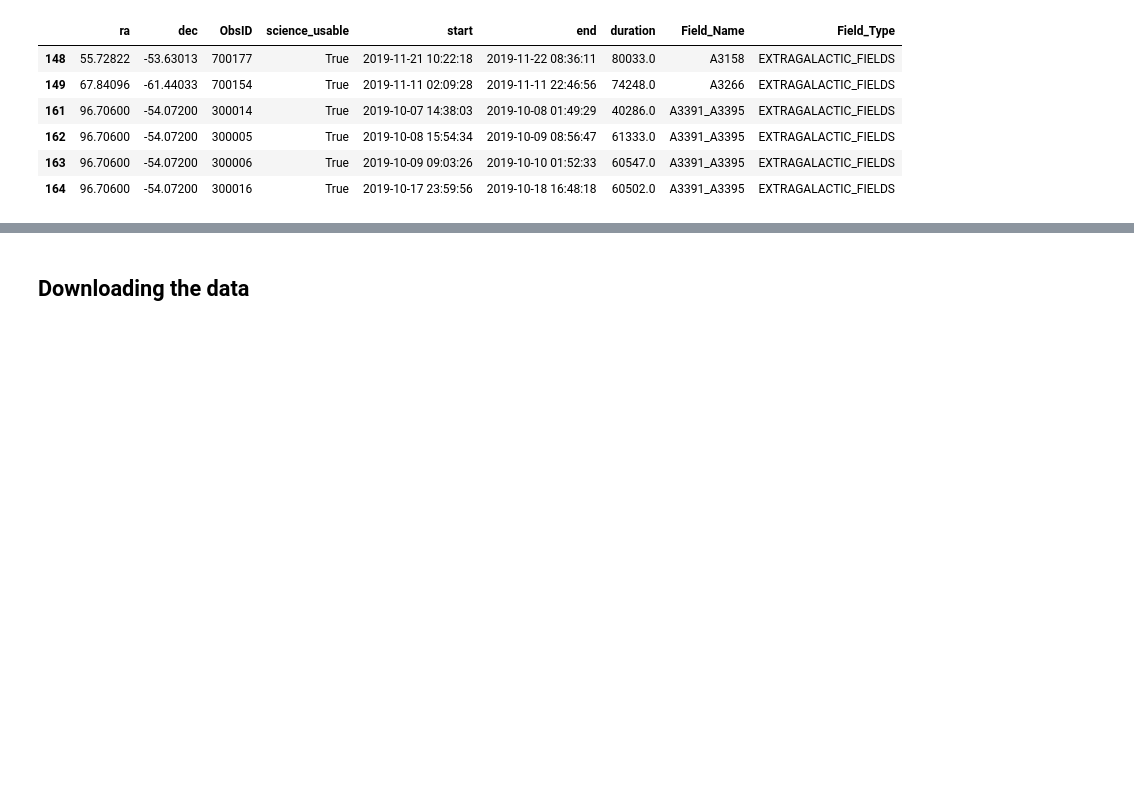
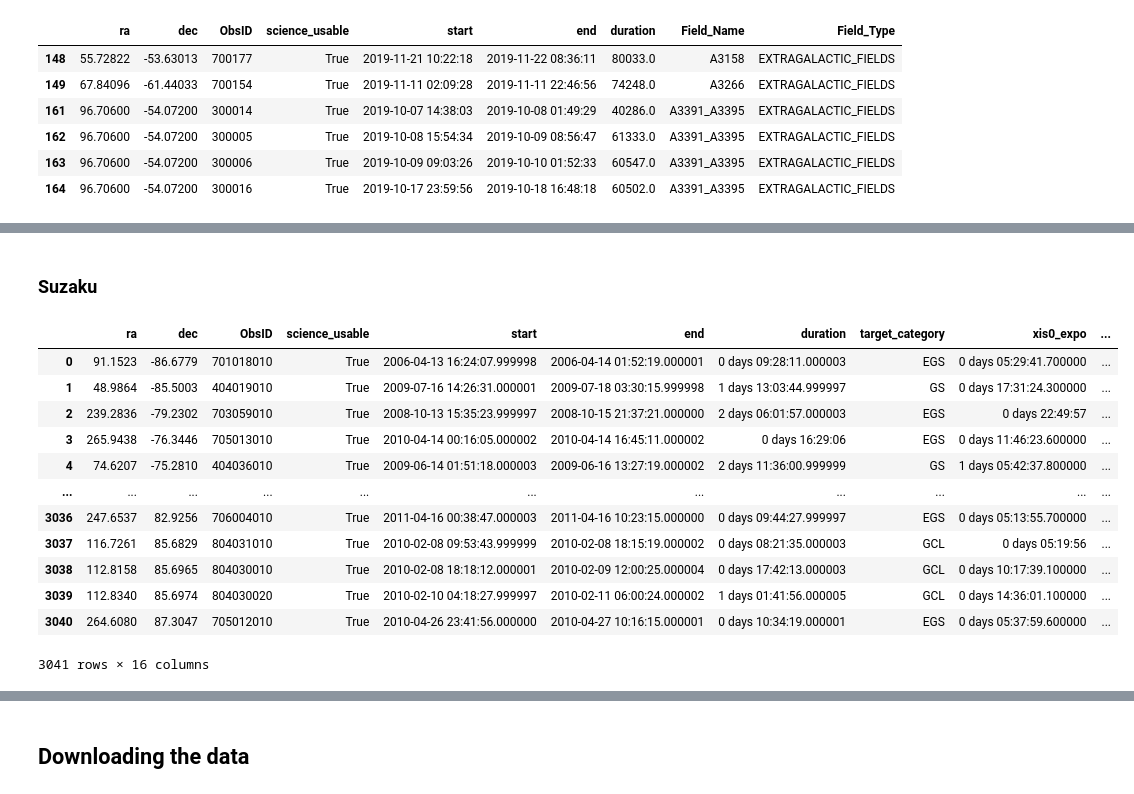
Before and after one commit to LoVoCCS/X-LoVoCCS-Data, a Jupyter notebook: notebooks/download_process_xray_data.ipynb, the cells around one changed output, grey strips where cells are left out. Saved outputs shown, nothing was run; the diff lists cells and outputs as text; code cells hidden in the pictures; blank space fills up the shorter version.

```diff
--- a/notebooks/download_process_xray_data.ipynb
+++ b/notebooks/download_process_xray_data.ipynb
@@ -386,0 +429,19 @@ er.filtered_obs_info
+# %% [markdown]
+### Suzaku
+# %%
+sz = Suzaku()
+sz.all_obs_info
+# %% [output]
+|  | ra | dec | ObsID | science_usable | start | end | duration | target_category | xis0_expo | ... |
+| 0 | 91.1523 | -86.6779 | 701018010 | True | 2006-04-13 16:24:07.999998 | 2006-04-14 01:52:19.000001 | 0 days 09:28:11.000003 | EGS | 0 days 05:29:41.700000 | ... |
+| 1 | 48.9864 | -85.5003 | 404019010 | True | 2009-07-16 14:26:31.000001 | 2009-07-18 03:30:15.999998 | 1 days 13:03:44.999997 | GS | 0 days 17:31:24.300000 | ... |
+| 2 | 239.2836 | -79.2302 | 703059010 | True | 2008-10-13 15:35:23.999997 | 2008-10-15 21:37:21.000000 | 2 days 06:01:57.000003 | EGS | 0 days 22:49:57 | ... |
+| 3 | 265.9438 | -76.3446 | 705013010 | True | 2010-04-14 00:16:05.000002 | 2010-04-14 16:45:11.000002 | 0 days 16:29:06 | EGS | 0 days 11:46:23.600000 | ... |
+| 4 | 74.6207 | -75.2810 | 404036010 | True | 2009-06-14 01:51:18.000003 | 2009-06-16 13:27:19.000002 | 2 days 11:36:00.999999 | GS | 1 days 05:42:37.800000 | ... |
+| ... | ... | ... | ... | ... | ... | ... | ... | ... | ... | ... |
+| 3036 | 247.6537 | 82.9256 | 706004010 | True | 2011-04-16 00:38:47.000003 | 2011-04-16 10:23:15.000000 | 0 days 09:44:27.999997 | EGS | 0 days 05:13:55.700000 | ... |
+| 3037 | 116.7261 | 85.6829 | 804031010 | True | 2010-02-08 09:53:43.999999 | 2010-02-08 18:15:19.000002 | 0 days 08:21:35.000003 | GCL | 0 days 05:19:56 | ... |
+| 3038 | 112.8158 | 85.6965 | 804030010 | True | 2010-02-08 18:18:12.000001 | 2010-02-09 12:00:25.000004 | 0 days 17:42:13.000003 | GCL | 0 days 10:17:39.100000 | ... |
+| 3039 | 112.8340 | 85.6974 | 804030020 | True | 2010-02-10 04:18:27.999997 | 2010-02-11 06:00:24.000002 | 1 days 01:41:56.000005 | GCL | 0 days 14:36:01.100000 | ... |
+| 3040 | 264.6080 | 87.3047 | 705012010 | True | 2010-04-26 23:41:56.000000 | 2010-04-27 10:16:15.000001 | 0 days 10:34:19.000001 | EGS | 0 days 05:37:59.600000 | ... |
+3041 rows × 16 columns
```
Also changed, not shown: parts of 29 cells of this notebook.
